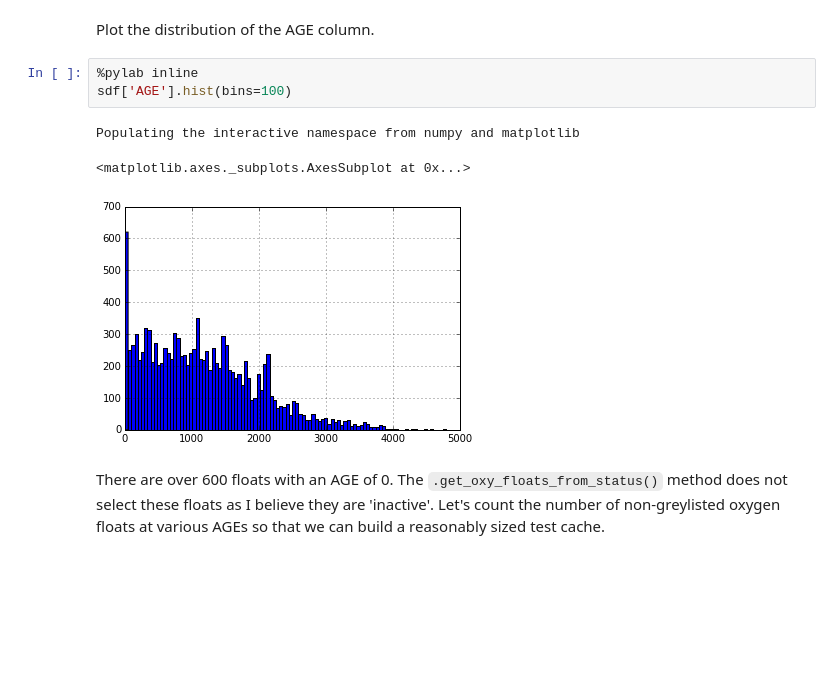
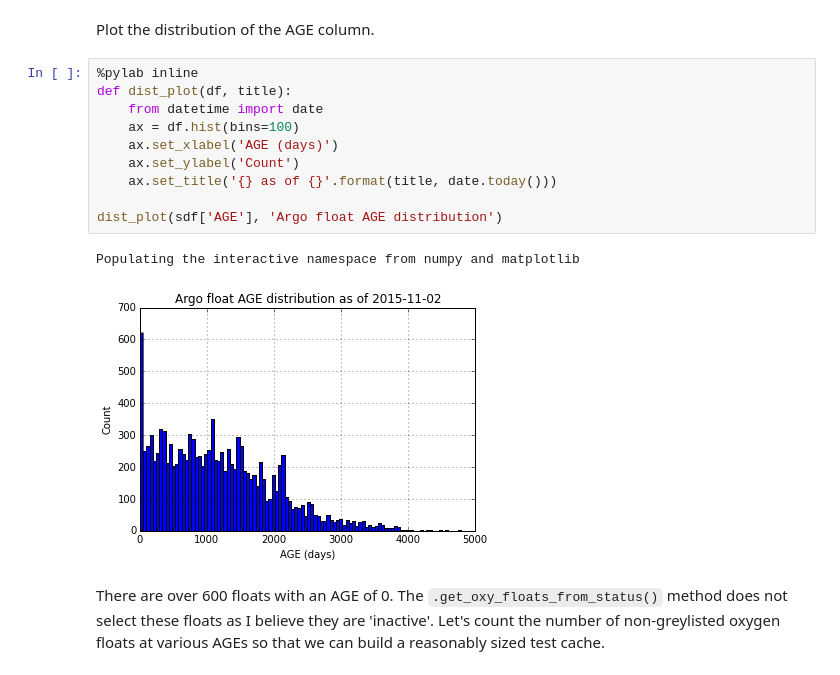
Before and after one commit to biofloat/biofloat, a Jupyter notebook: notebooks/explore_cached_oxyfloat_data.ipynb, the cells around one changed output. Saved outputs shown, nothing was run; the diff lists cells and outputs as text; blank space fills up the shorter version.

Commit message:
Notebooks re-executed with refactored OxyFloat code

```diff
--- a/notebooks/explore_cached_oxyfloat_data.ipynb
+++ b/notebooks/explore_cached_oxyfloat_data.ipynb
@@ -13,13 +13,19 @@ We can explore the distribution of AGEs of the Argo floats by getting the status
 sdf = of._get_df(of._STATUS)
 # %% [markdown]
 Plot the distribution of the AGE column.
-# %%
-%pylab inline
-sdf['AGE'].hist(bins=100)
-# %% [output]
-Populating the interactive namespace from numpy and matplotlib
-<matplotlib.axes._subplots.AxesSubplot at 0x...>
-[figure, removed]
+# %%
+%pylab inline
+def dist_plot(df, title):
+    from datetime import date
+    ax = df.hist(bins=100)
+    ax.set_xlabel('AGE (days)')
+    ax.set_ylabel('Count')
+    ax.set_title('{} as of {}'.format(title, date.today()))
+
+dist_plot(sdf['AGE'], 'Argo float AGE distribution')
+# %% [output]
+Populating the interactive namespace from numpy and matplotlib
+[figure, added]
 # %% [markdown]
 There are over 600 floats with an AGE of 0. The `.get_oxy_floats_from_status()` method does not select these floats as I believe they are 'inactive'.  Let's count the number of non-greylisted oxygen floats at various AGEs so that we can build a reasonably sized test cache.
 # %%
```
Also changed, not shown: parts of 4 cells of this notebook, 1 other file.
